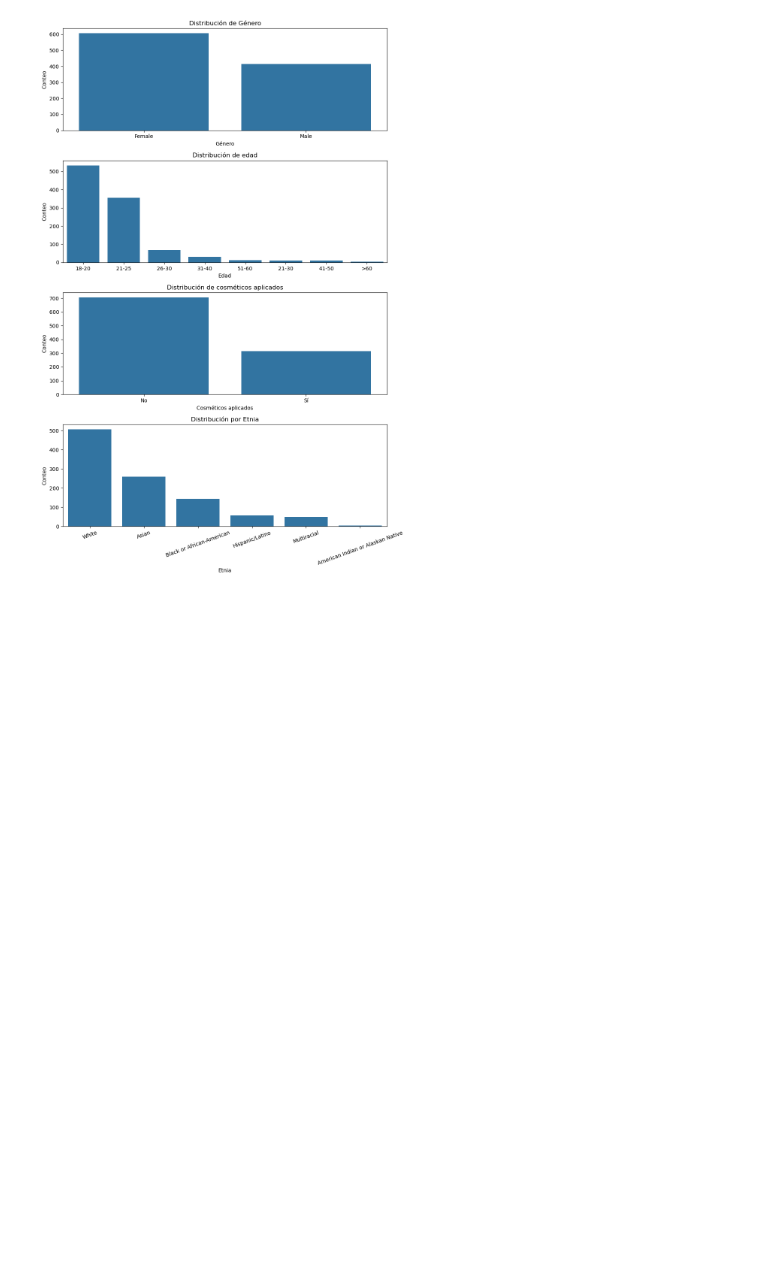
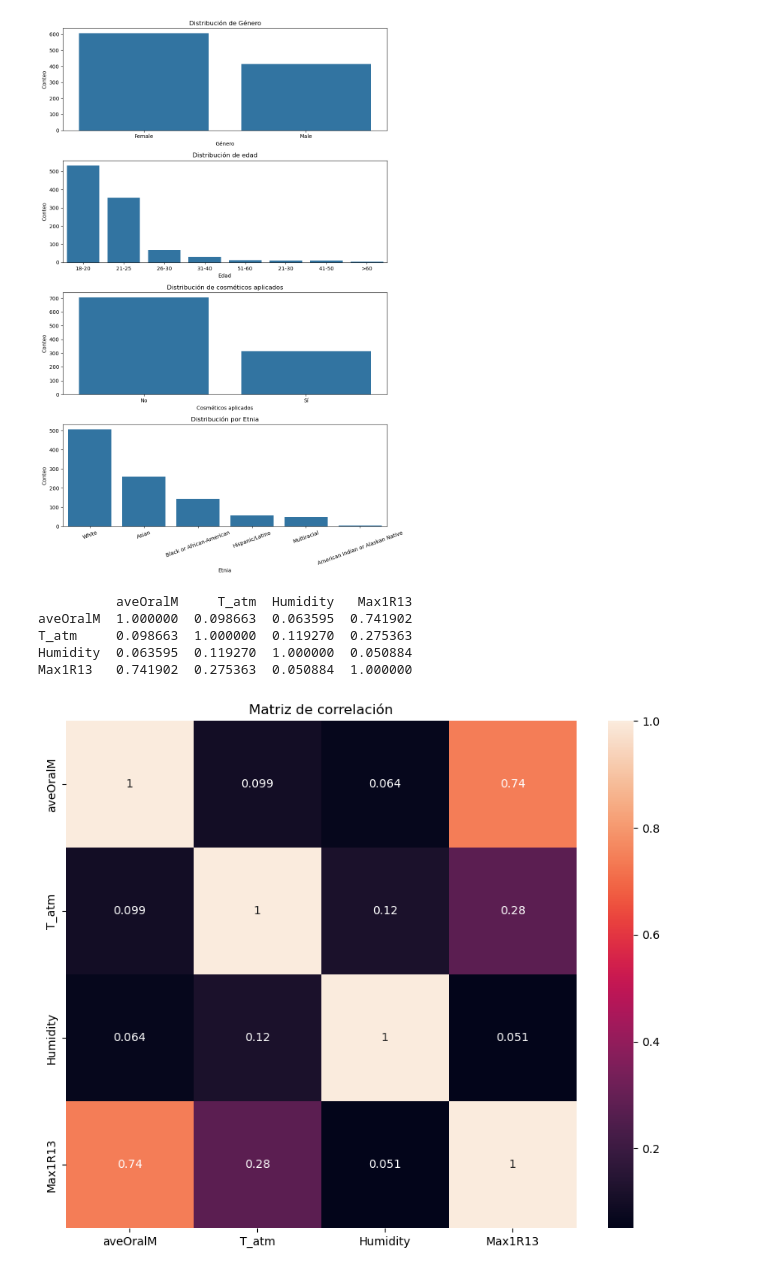
Before and after one commit to RisingNP/proyecto-1-probabilidad-y-estadistica, a Jupyter notebook: proyecto.ipynb, the cells around one changed output. Cells and saved outputs as stored; diff of their text form; code cells hidden in the pictures; blank space fills up the shorter version.

```diff
--- a/proyecto.ipynb
+++ b/proyecto.ipynb
@@ -253,3 +254,24 @@ plt.tight_layout()
 plt.show()
 # %% [output]
 [figure]
+# %%
+## Matriz de correlacion
+
+# Calcula la matriz de correlación, que por defecto usa el coeficiente de correlación de Pearson.
+correlation_matrix = df_num.corr()
+
+# Muestra la matriz de correlación por consola (opcional)
+print(correlation_matrix)
+
+# Visualiza la matriz de correlación con un heatmap de Seaborn
+plt.figure(figsize=(10, 8))
+sns.heatmap(correlation_matrix, annot=True)
+plt.title("Matriz de correlación")
+plt.show()
+# %% [output]
+          aveOralM     T_atm  Humidity   Max1R13
+aveOralM  1.000000  0.098663  0.063595  0.741902
+T_atm     0.098663  1.000000  0.119270  0.275363
+Humidity  0.063595  0.119270  1.000000  0.050884
+Max1R13   0.741902  0.275363  0.050884  1.000000
+[figure, added]
```
Also changed, not shown: parts of 5 cells of this notebook.
